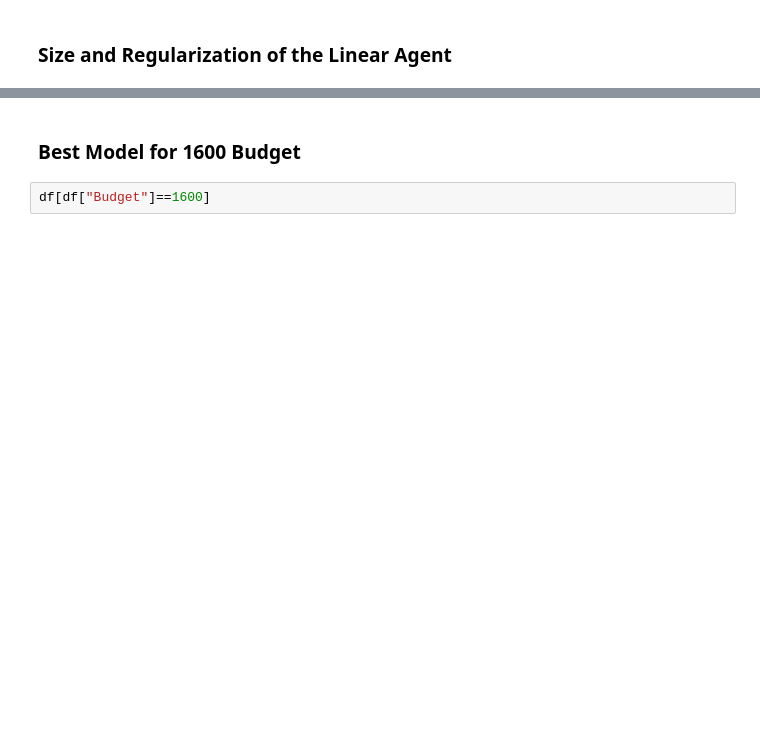
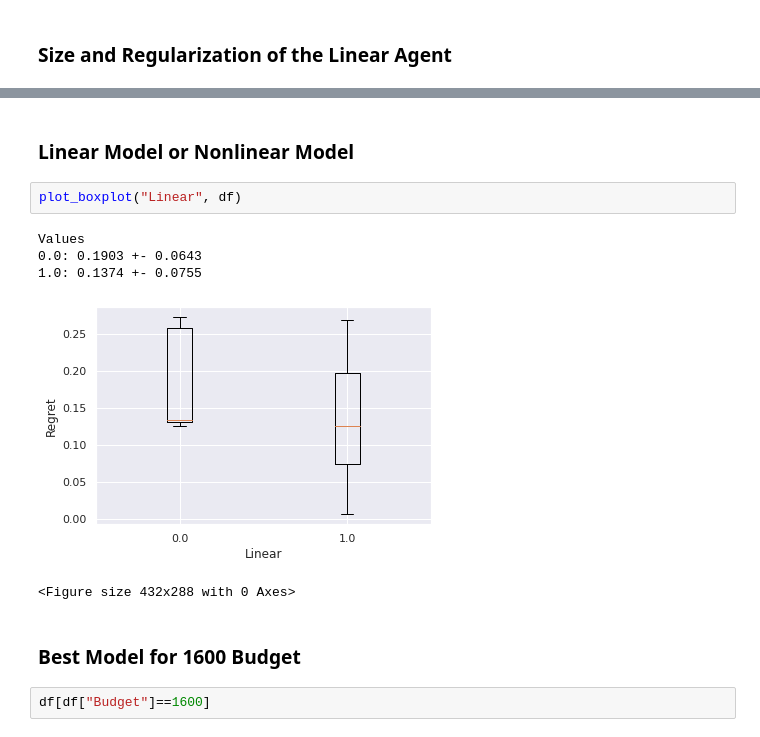
Before and after one commit to wernerth94/rl_al, a Jupyter notebook: doc/gridsearch_study.ipynb, the cells around one changed output, grey strips where cells are left out. Drawn from its saved outputs; the diff is of its cells as text; blank space fills up the shorter version.

```diff
--- a/doc/gridsearch_study.ipynb
+++ b/doc/gridsearch_study.ipynb
@@ -187,4 +187,14 @@ Values
 <Figure size 432x288 with 0 Axes>
+# %% [markdown]
+### Linear Model or Nonlinear Model
+# %%
+plot_boxplot("Linear", df)
+# %% [output]
+Values
+0.0: 0.1903 +- 0.0643
+1.0: 0.1374 +- 0.0755
+[figure, added]
+<Figure size 432x288 with 0 Axes>
 # %% [markdown]
 ### Best Model for 1600 Budget
 # %%
```
Also changed, not shown: parts of 7 cells of this notebook, 40 other files.
